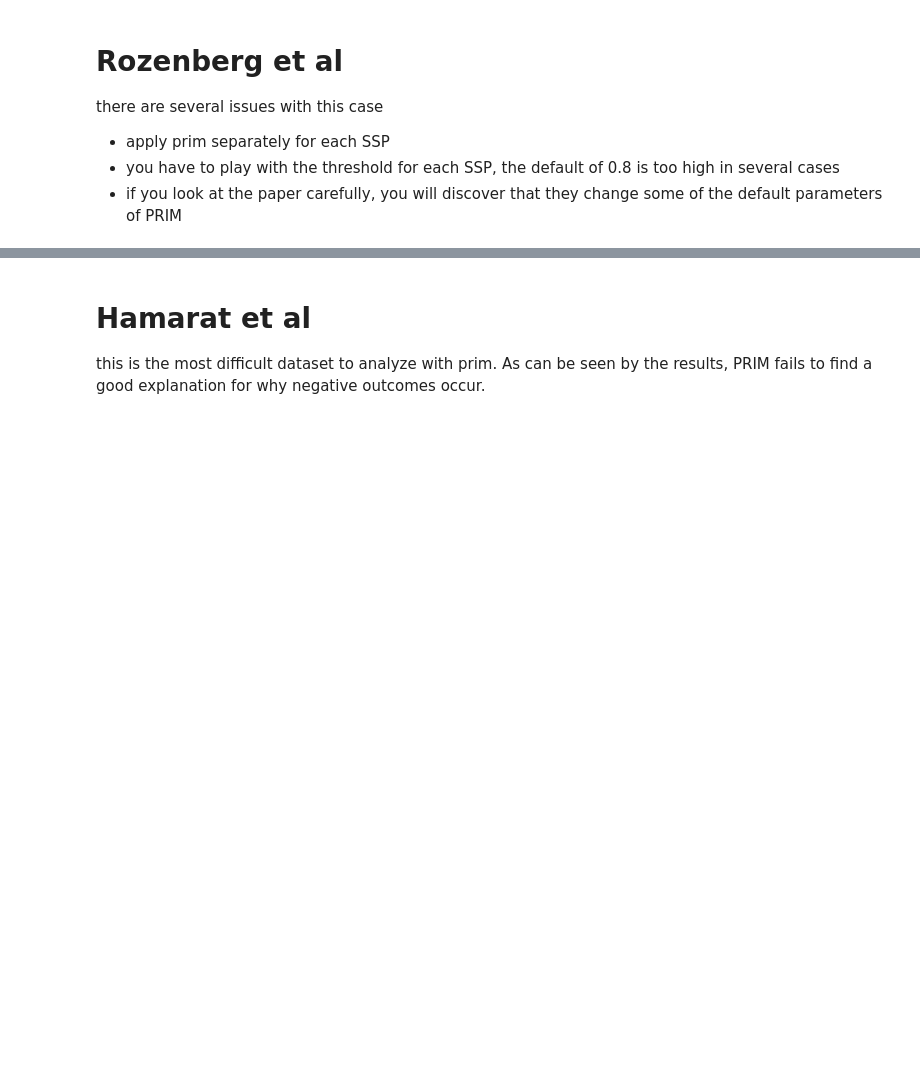
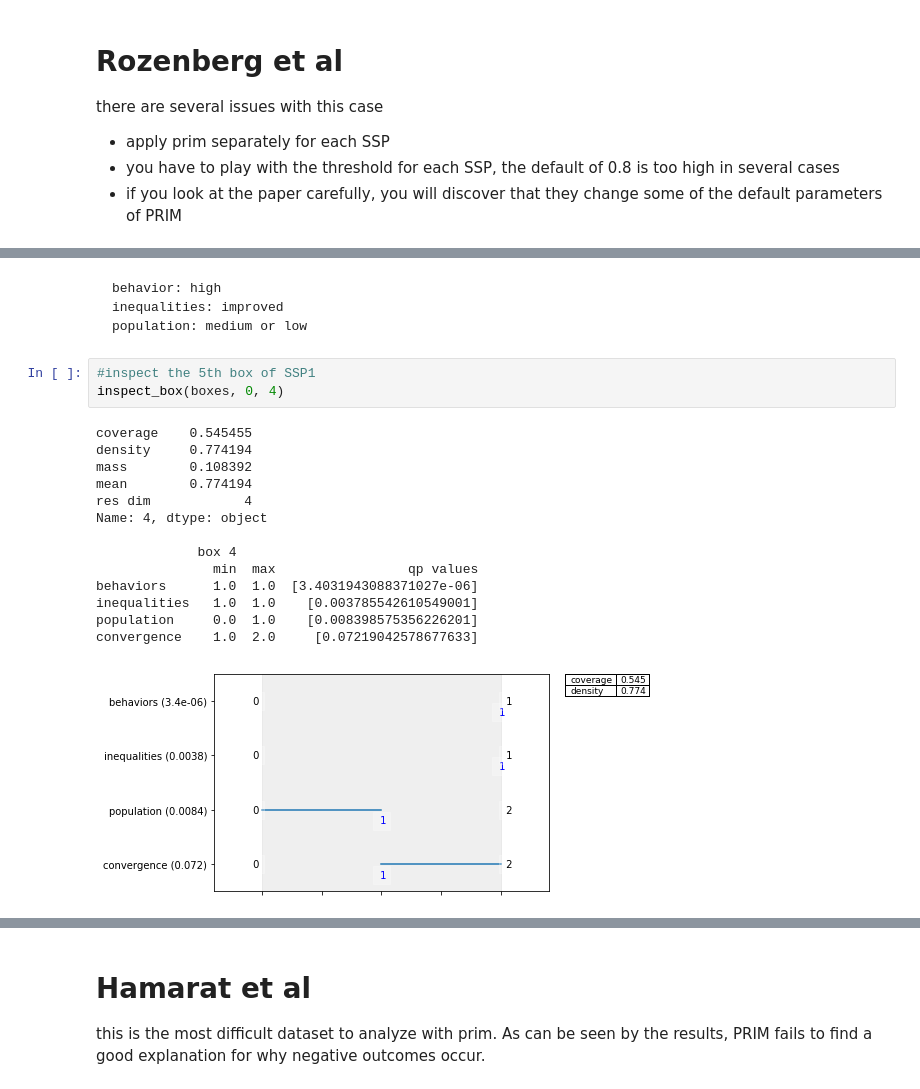
Before and after one commit to yuvenious/epa1361_titan, a Jupyter notebook: week_3/scenario_discovery_assignment.ipynb, the cells around one changed output, grey strips where cells are left out. Saved outputs shown, nothing was run; the diff lists cells and outputs as text; blank space fills up the shorter version.

```diff
--- a/week_3/scenario_discovery_assignment.ipynb
+++ b/week_3/scenario_discovery_assignment.ipynb
@@ -151,0 +262,22 @@ there are several issues with this case
+# %% [markdown]
+    behavior: high
+    inequalities: improved
+    population: medium or low
+# %%
+#inspect the 5th box of SSP1
+inspect_box(boxes, 0, 4)
+# %% [output]
+coverage    0.545455
+density     0.774194
+mass        0.108392
+mean        0.774194
+res dim            4
+Name: 4, dtype: object
+
+             box 4
+               min  max                 qp values
+behaviors      1.0  1.0  [3.4031943088371027e-06]
+inequalities   1.0  1.0    [0.003785542610549001]
+population     0.0  1.0    [0.008398575356226201]
+convergence    1.0  2.0     [0.07219042578677633]
+[figure, added]
```
Also changed, not shown: parts of 31 cells of this notebook, 1 other file.
